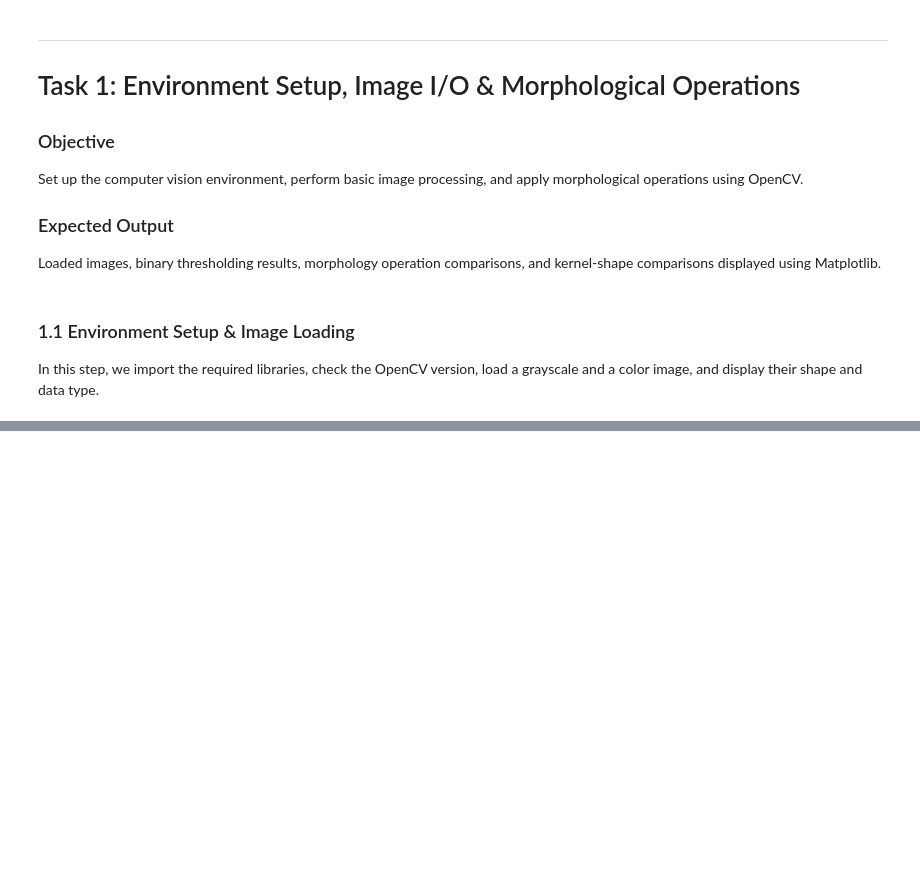
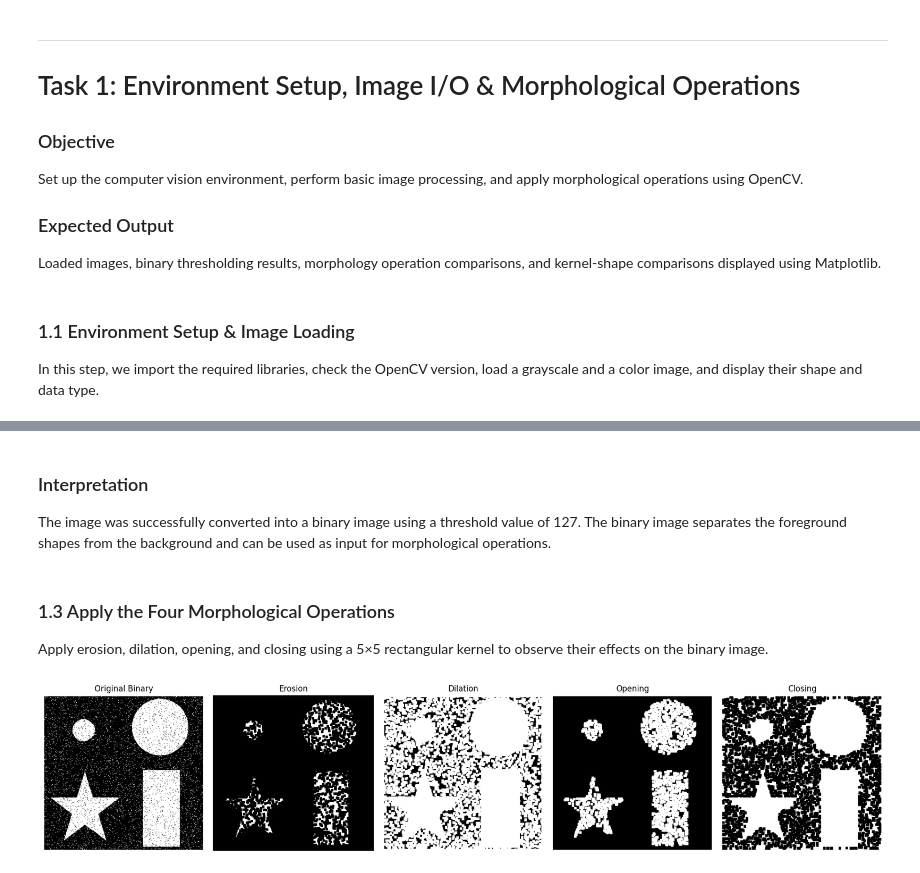
Before and after one commit to PareeSojitra0803/Computer_Vision_Pipeline_Deep_Learning, a Jupyter notebook: CV_PR3.ipynb, the cells around one changed output, grey strips where cells are left out. Drawn from its saved outputs; the diff is of its cells as text; code cells hidden in the pictures; blank space fills up the shorter version.

```diff
--- a/CV_PR3.ipynb
+++ b/CV_PR3.ipynb
@@ -93,0 +119,32 @@ AttributeError: 'NoneType' object has no attribute 'shape'
+# %% [markdown]
+### Interpretation
+
+The image was successfully converted into a binary image using a threshold value of 127. The binary image separates the foreground shapes from the background and can be used as input for morphological operations.
+# %% [markdown]
+### 1.3 Apply the Four Morphological Operations
+
+Apply erosion, dilation, opening, and closing using a 5×5 rectangular kernel to observe their effects on the binary image.
+# %%
+kernel = np.ones((5, 5), np.uint8)
+
+eroded = cv2.erode(binary, kernel)
+dilated = cv2.dilate(binary, kernel)
+opened = cv2.morphologyEx(binary, cv2.MORPH_OPEN, kernel)
+closed = cv2.morphologyEx(binary, cv2.MORPH_CLOSE, kernel)
+
+plt.figure(figsize=(18, 4))
+
+images = [binary, eroded, dilated, opened, closed]
+titles = ["Original Binary", "Erosion", "Dilation", "Opening", "Closing"]
+
+for i in range(5):
+    plt.subplot(1, 5, i + 1)
+    plt.imshow(images[i], cmap="gray")
+    plt.title(titles[i])
+    plt.axis("off")
+
+plt.tight_layout()
+plt.savefig("plots/morphology_operations.png", dpi=300, bbox_inches="tight")
+plt.show()
+# %% [output]
+[figure, added]
```
Also changed, not shown: parts of 30 cells of this notebook, 16 other files.
